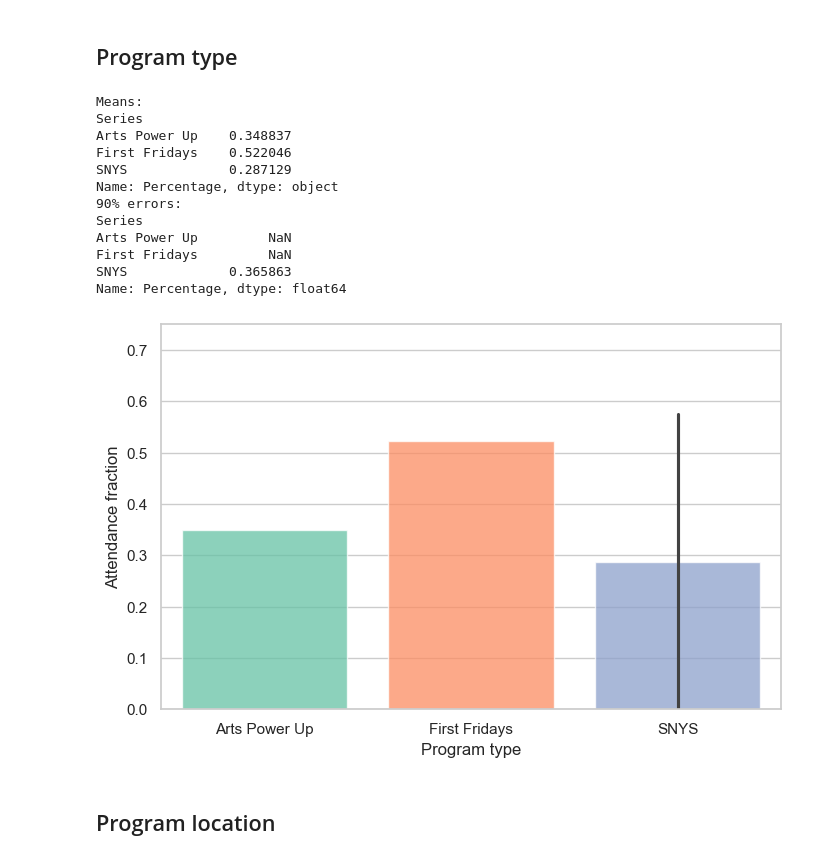
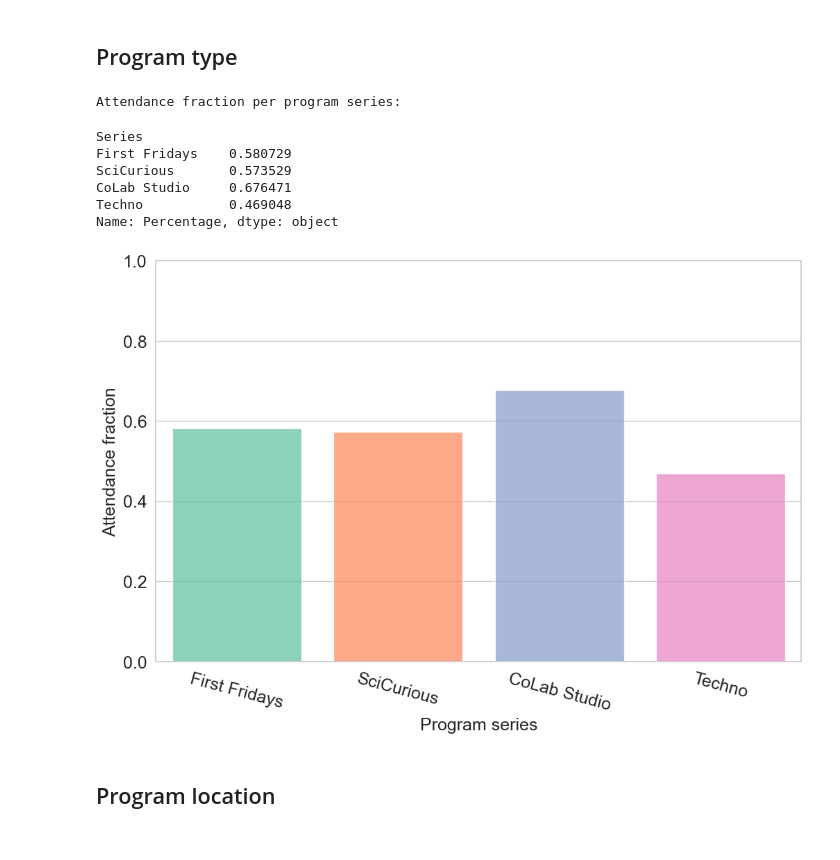
Before and after one commit to abigailStev/altru-shenanigans, a Jupyter notebook: Quarterly/quant_quarterly.ipynb, the cells around one changed output. Saved outputs shown, nothing was run; the diff lists cells and outputs as text; code cells hidden in the pictures.

Commit message:
Updated quarterly plots for program series

```diff
--- a/Quarterly/quant_quarterly.ipynb
+++ b/Quarterly/quant_quarterly.ipynb
@@ -125,8 +128,11 @@ Run this next cell to assign that file name to a variable and read in the excel
 # %%
 # program_xlsx_file = button1.files[0]
-program_xlsx_file = "./fy25-q1_program_query.xlsx"
+program_xlsx_file = "%s/%s_programs.xlsx" % (q_dir, prefix)
 raw_program_data = pd.read_excel(program_xlsx_file, engine='openpyxl')
-programs = clean_up_df(raw_program_data)
-print(programs.info())
+if len(raw_program_data) % 2 != 0:
+    print("WARNING: There are an odd number of lines in the program query data file. Please check the file in Excel to ensure that each program is listed twice, once with 'No' and once with 'Yes'. If you're missing a 'Yes' line (because nobody attended), copy the 'No' line, change 'No' to 'Yes', and change 'Number' to 0, and save the changes.")
+else:
+    programs = clean_up_df(raw_program_data)
+    print(programs.info())
 # %% [output]
 <class 'pandas.core.frame.DataFrame'>
@@ -159,8 +175,11 @@ display(programs)
 # %%
 ## Shortening program series names
-programs['Series'] = programs['Series'].replace("2024 Smithsonian National Youth Summit.", "SNYS")
 programs['Series'] = programs['Series'].replace("First Fridays FY 24-25", "First Fridays")
-programs['Series'] = programs['Series'].replace("MSUFCU Arts Power Up: Lopez Lopez", "Arts Power Up")
+#programs['Series'] = programs['Series'].replace("2024 Smithsonian National Youth Summit.", "National Youth Summit")
+#programs['Series'] = programs['Series'].replace("Native American Heritage Mo 24", "Cultural Heritage Mo")
+#programs['Series'] = programs['Series'].replace("MSUFCU Arts Power Up: Lopez Lopez", "Arts Power Up")
+#programs['Series'] = programs['Series'].replace("Michigan African American Craft Legacy Project", "MAACLP")
+programs['Series'] = programs['Series'].replace("Techno programming", "Techno")
 programs['Series'] = programs['Series'].fillna("Other")
 
 nope_idx = programs['Name'].str.casefold().str.contains('cancelled|postponed'.casefold())
@@ -175,4 +194,6 @@ programs['Location'] = programs['Location'].replace("Beal Botanical Garden", "Be
 programs['Location'] = programs['Location'].replace("Communication Arts and Sciences Building", "WKAR")
 programs['Location'] = programs['Location'].replace("Kresge Art Center", "Kresge")
 programs['Location'] = programs['Location'].replace("MSU Main Library", "MSU Library")
-display(programs)
+programs['Location'] = programs['Location'].replace("FRIB (Facility for Rare Isotope Beams)", "FRIB")
+programs['Location'] = programs['Location'].replace("Brody Square", "Brody")
+programs['Location'] = programs['Location'].replace("Natural Science Building", "NatSci")
@@ -190,9 +230,6 @@ nan_idx = programs['Percentage'].isnull()
 programs = programs.loc[~nan_idx]
 # %% [markdown]
 If the program series is ongoing, filter out the ones that haven't happened yet.
-# %%
-future_idx = programs['Date'] > pd.Timestamp.today()
-programs = programs.loc[~future_idx]
 # %%
 display(programs['Name'])
 # %% [output]
@@ -219 +265,7 @@ programs['Preregistered'].sum()
+# %%
+#ser_cats = ['First Fridays', 'National Youth Summit', 'Arts Power Up']
+#ser_cats = ['First Fridays', 'Arts Power Up', 'CoLab Studio', 'MAACLP', 'Cultural Heritage Mo']
+ser_cats = ['First Fridays', 'SciCurious', 'CoLab Studio', 'Techno']
+
+programs['Series'] = pd.Categorical(programs['Series'], categories=ser_cats, ordered=True)
 # %% [markdown]
@@ -232,29 +282,29 @@ plt.show()
 # %% [markdown]
 ## Program type
 # %%
-get_ci90(programs.sort_values('Series'), 'Series', 'Percentage')
+print("Attendance fraction per program series:")
+programs.groupby('Series', observed=False)['Percentage'].mean()
 # %% [output]
-Means:
-Series
-Arts Power Up    0.348837
-First Fridays    0.522046
-SNYS             0.287129
-Name: Percentage, dtype: object
-90% errors:
-Series
-Arts Power Up         NaN
-First Fridays         NaN
-SNYS             0.365863
-Name: Percentage, dtype: float64
+Attendance fraction per program series:
+Series
+First Fridays    0.580729
+SciCurious       0.573529
+CoLab Studio     0.676471
+Techno           0.469048
+Name: Percentage, dtype: object
 # %%
-fig, ax = plt.subplots(figsize=(8,5))
-fig = sns.barplot(data=programs.sort_values('Series'), x='Series', y='Percentage', palette='Set2',
-                  hue='Series', saturation=1, alpha=0.75, errorbar=('ci', 90))
-ax.set(xlabel="Program type", ylabel="Attendance fraction", ylim=(0, 0.75))
-fig.figure.savefig("program_series_bar.png", bbox_inches='tight')
+fig, ax = plt.subplots(figsize=(12,7.5))
+fig = sns.barplot(data=programs.sort_values('Series').dropna(), x='Series', y='Percentage', palette='Set2',
+                  hue='Series', saturation=1, alpha=0.75, errorbar=None)
+ax.set(xlabel="Program series", ylabel="Attendance fraction", ylim=(0,1))
+fig.set_xticklabels(fig.get_xticklabels(), rotation=345)
+ax.tick_params(axis='both', which='major', labelsize=18)
+ax.xaxis.label.set_size(18)
+ax.yaxis.label.set_size(18)
+fig.figure.savefig(q_dir+"/program_series_bar.png", bbox_inches='tight')
 plt.show()
 # %% [output]
-[figure, old version]
+[figure, new version]
 # %% [markdown]
 ## Program location
 # %% [markdown]
```
Also changed, not shown: parts of 70 cells of this notebook, 1 other file.
